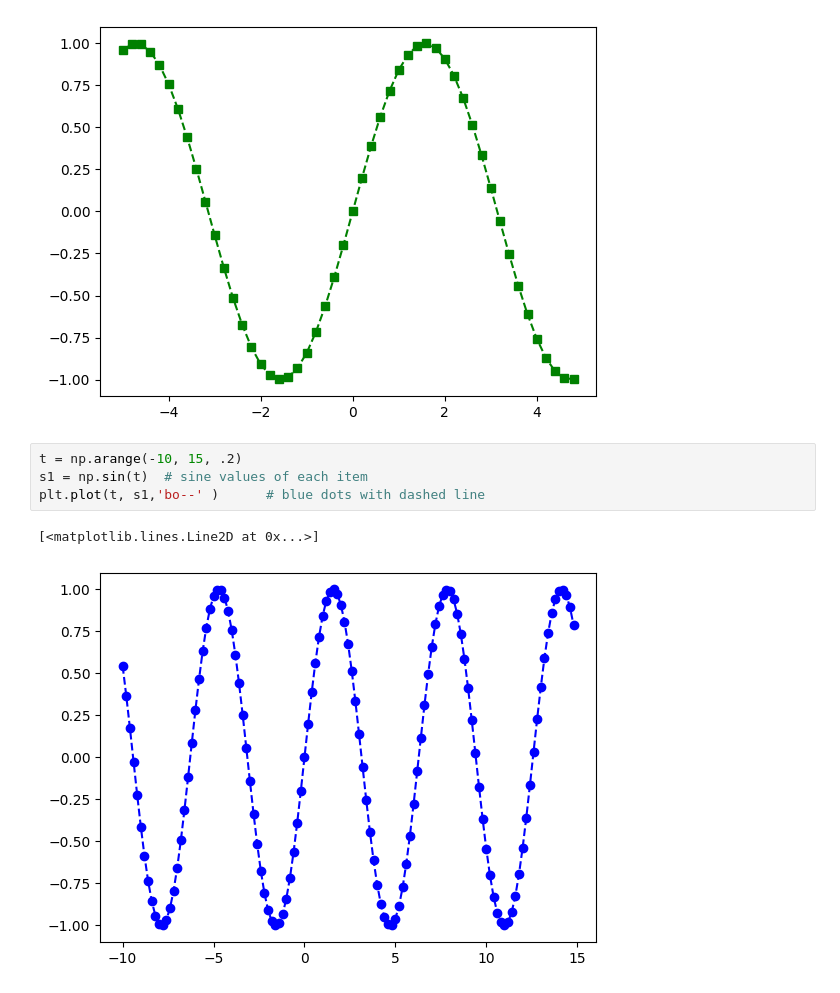
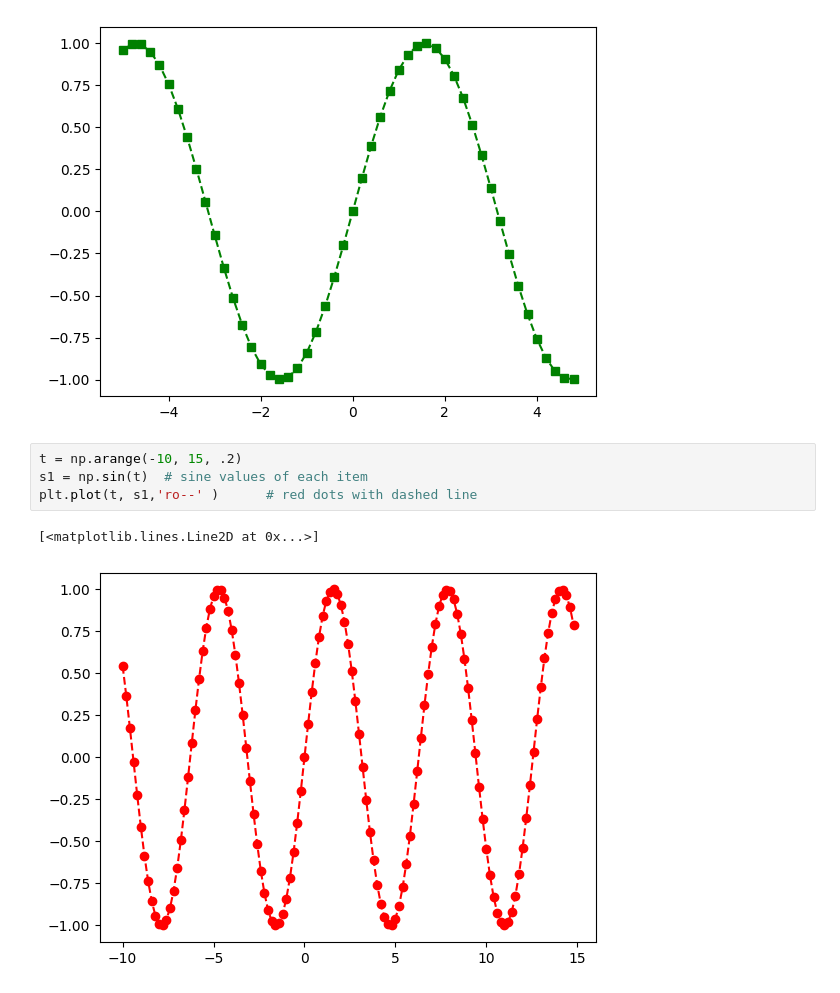
Before and after one commit to Poydd/Digipodium-DataScience, a Jupyter notebook: data analysis/numpybasics.ipynb, the cells around one changed output. Saved outputs shown, nothing was run; the diff lists cells and outputs as text.

Commit message:
visualization

```diff
--- a/data analysis/numpybasics.ipynb
+++ b/data analysis/numpybasics.ipynb
@@ -299,7 +299,7 @@ plt.plot(t, s1,'gs--' )      # red dots with dashed line
 # %%
 t = np.arange(-10, 15, .2)
 s1 = np.sin(t)  # sine values of each item
-plt.plot(t, s1,'bo--' )      # blue dots with dashed line
+plt.plot(t, s1,'ro--' )      # red dots with dashed line
 # %% [output]
 [<matplotlib.lines.Line2D at 0x...>]
-[figure, old version]
+[figure, new version]
```
Also changed, not shown: 2 other files.
